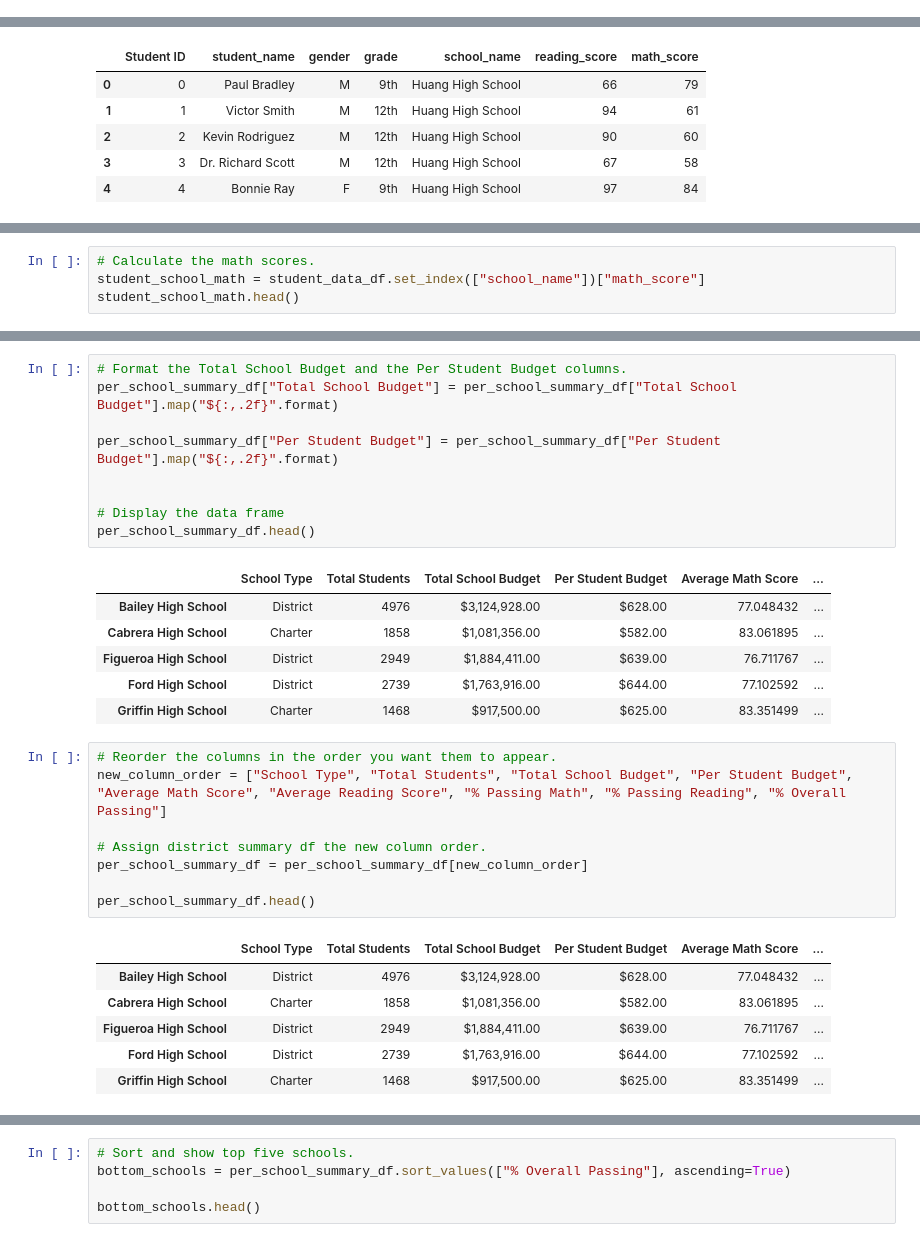
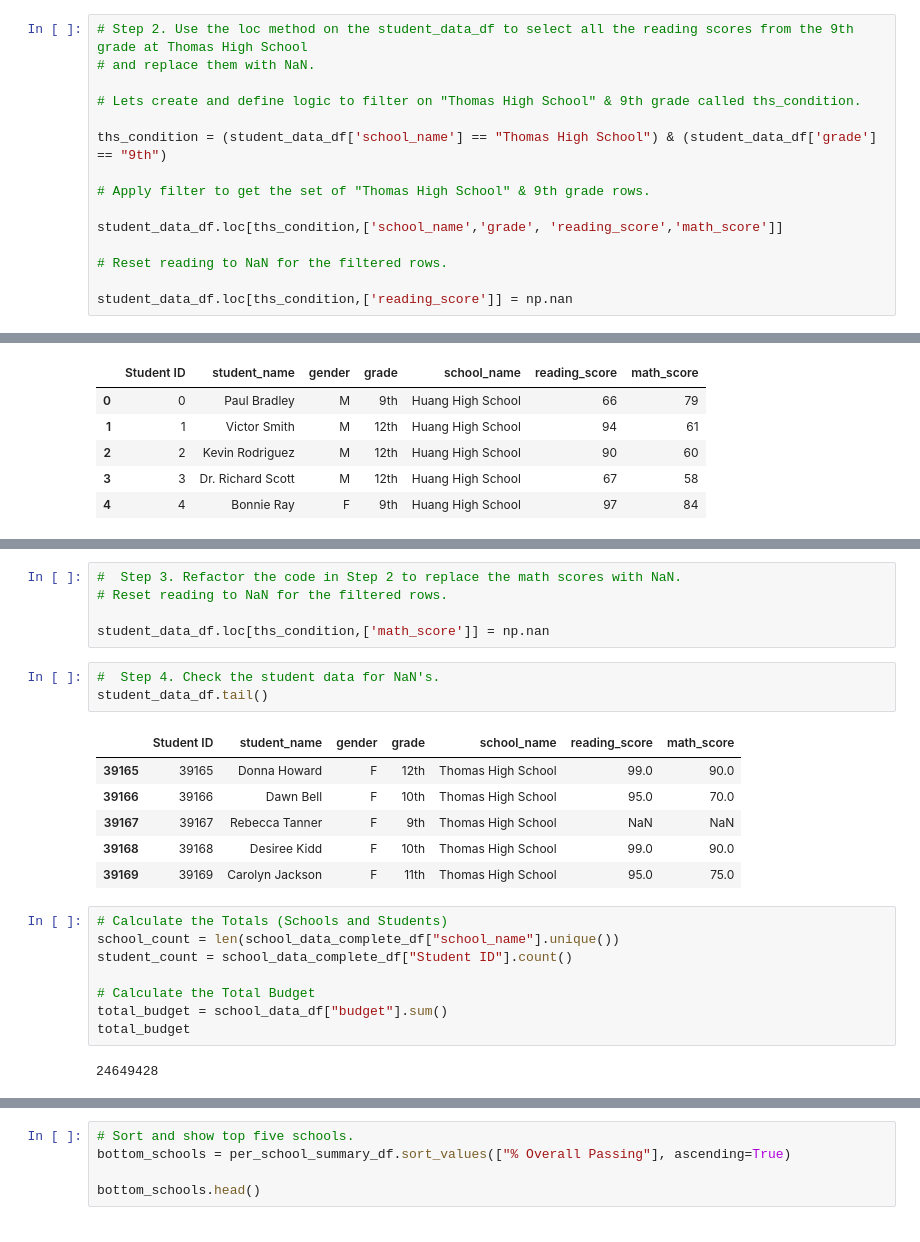
Before and after one commit to dletterle/School_Analysis, a Jupyter notebook: PyCitySchools_Challenge.ipynb, the cells around one changed output, grey strips where cells are left out. Drawn from its saved outputs; the diff is of its cells as text.

```diff
--- a/PyCitySchools_Challenge.ipynb
+++ b/PyCitySchools_Challenge.ipynb
@@ -30,3 +40,18 @@ school_data_df
+# %%
+# Step 2. Use the loc method on the student_data_df to select all the reading scores from the 9th grade at Thomas High School
+# and replace them with NaN.
+
+# Lets create and define logic to filter on "Thomas High School" & 9th grade called ths_condition.
+
+ths_condition = (student_data_df['school_name'] == "Thomas High School") & (student_data_df['grade'] == "9th")
+
+# Apply filter to get the set of "Thomas High School" & 9th grade rows.
+
+student_data_df.loc[ths_condition,['school_name','grade', 'reading_score','math_score']]
+
+# Reset reading to NaN for the filtered rows.
+
+student_data_df.loc[ths_condition,['reading_score']] = np.nan
 # %%
 # Read the student data file and store it in a Pandas DataFrame.
 student_data_df = pd.read_csv(student_data_to_load)
@@ -565,4 +65,0 @@ dtype: float64
-# %%
-# Calculate the math scores.
-student_school_math = student_data_df.set_index(["school_name"])["math_score"]
-student_school_math.head()
@@ -733,31 +66,25 @@ per_school_summary_df.head()
-# %%
-# Format the Total School Budget and the Per Student Budget columns.
-per_school_summary_df["Total School Budget"] = per_school_summary_df["Total School Budget"].map("${:,.2f}".format)
-
-per_school_summary_df["Per Student Budget"] = per_school_summary_df["Per Student Budget"].map("${:,.2f}".format)
-
-
-# Display the data frame
-per_school_summary_df.head()
-# %% [output]
-|  | School Type | Total Students | Total School Budget | Per Student Budget | Average Math Score | ... |
-| Bailey High School | District | 4976 | $3,124,928.00 | $628.00 | 77.048432 | ... |
-| Cabrera High School | Charter | 1858 | $1,081,356.00 | $582.00 | 83.061895 | ... |
-| Figueroa High School | District | 2949 | $1,884,411.00 | $639.00 | 76.711767 | ... |
-| Ford High School | District | 2739 | $1,763,916.00 | $644.00 | 77.102592 | ... |
-| Griffin High School | Charter | 1468 | $917,500.00 | $625.00 | 83.351499 | ... |
-# %%
-# Reorder the columns in the order you want them to appear.
-new_column_order = ["School Type", "Total Students", "Total School Budget", "Per Student Budget", "Average Math Score", "Average Reading Score", "% Passing Math", "% Passing Reading", "% Overall Passing"]
-
-# Assign district summary df the new column order.
-per_school_summary_df = per_school_summary_df[new_column_order]
-
-per_school_summary_df.head()
-# %% [output]
-|  | School Type | Total Students | Total School Budget | Per Student Budget | Average Math Score | ... |
-| Bailey High School | District | 4976 | $3,124,928.00 | $628.00 | 77.048432 | ... |
-| Cabrera High School | Charter | 1858 | $1,081,356.00 | $582.00 | 83.061895 | ... |
-| Figueroa High School | District | 2949 | $1,884,411.00 | $639.00 | 76.711767 | ... |
-| Ford High School | District | 2739 | $1,763,916.00 | $644.00 | 77.102592 | ... |
-| Griffin High School | Charter | 1468 | $917,500.00 | $625.00 | 83.351499 | ... |
+# %%
+#  Step 3. Refactor the code in Step 2 to replace the math scores with NaN.
+# Reset reading to NaN for the filtered rows.
+
+student_data_df.loc[ths_condition,['math_score']] = np.nan
+# %%
+#  Step 4. Check the student data for NaN's.
+student_data_df.tail()
+# %% [output]
+|  | Student ID | student_name | gender | grade | school_name | reading_score | math_score |
+| 39165 | 39165 | Donna Howard | F | 12th | Thomas High School | 99.0 | 90.0 |
+| 39166 | 39166 | Dawn Bell | F | 10th | Thomas High School | 95.0 | 70.0 |
+| 39167 | 39167 | Rebecca Tanner | F | 9th | Thomas High School | NaN | NaN |
+| 39168 | 39168 | Desiree Kidd | F | 10th | Thomas High School | 99.0 | 90.0 |
+| 39169 | 39169 | Carolyn Jackson | F | 11th | Thomas High School | 95.0 | 75.0 |
+# %%
+# Calculate the Totals (Schools and Students)
+school_count = len(school_data_complete_df["school_name"].unique())
+student_count = school_data_complete_df["Student ID"].count()
+
+# Calculate the Total Budget
+total_budget = school_data_df["budget"].sum()
+total_budget
+# %% [output]
+24649428
```
Also changed, not shown: parts of 114 cells of this notebook.
